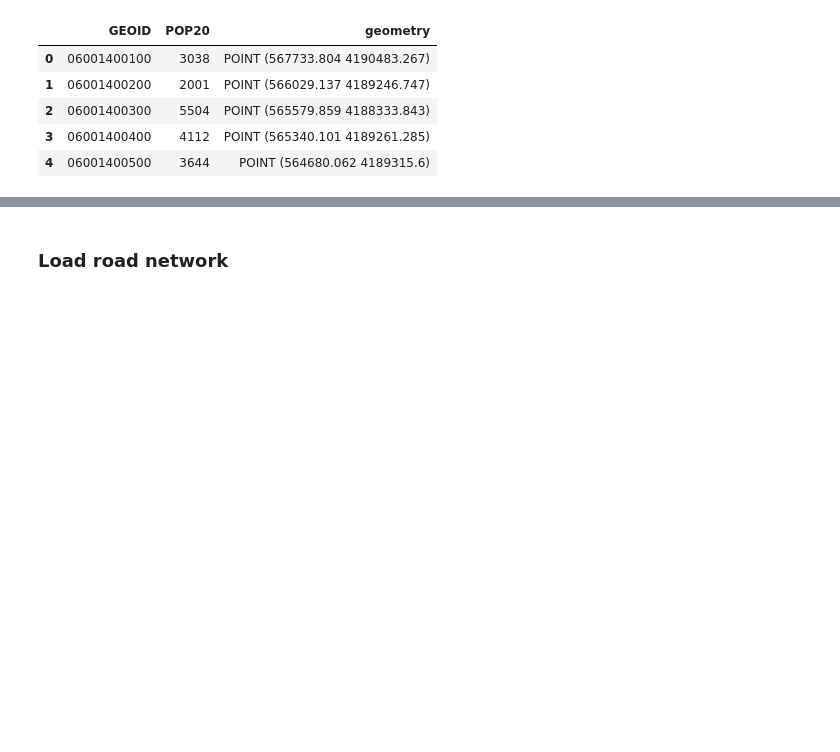
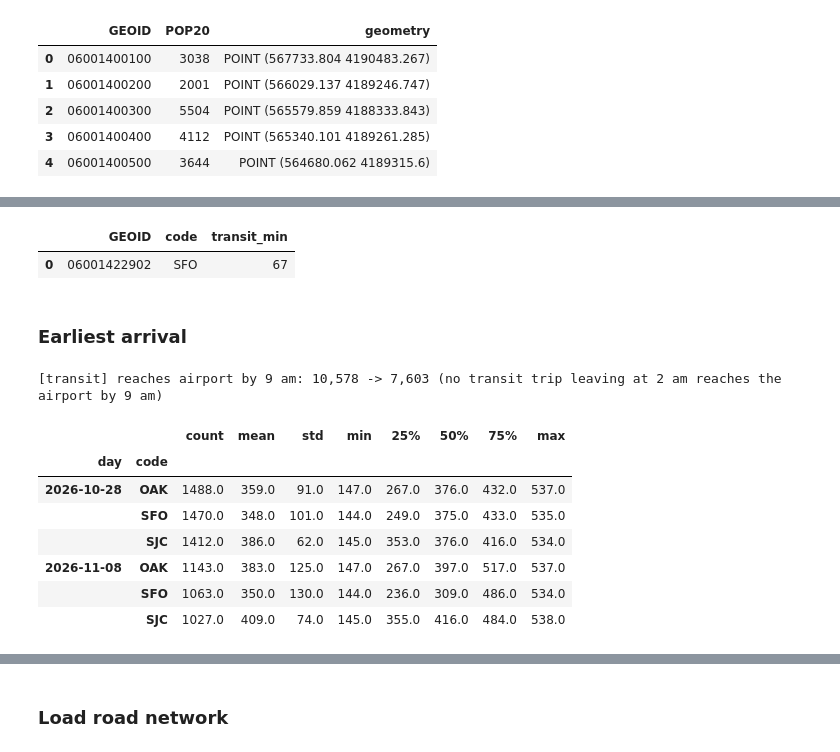
Before and after one commit to aditchintamaneni/AirportTransitFeasibility, a Jupyter notebook: data_processing.ipynb, the cells around one changed output, grey strips where cells are left out. Drawn from its saved outputs; the diff is of its cells as text; code cells hidden in the pictures; blank space fills up the shorter version.

Commit message:
add transit earliest arrival, trip times and drive times to each airport

```diff
--- a/data_processing.ipynb
+++ b/data_processing.ipynb
@@ -51,0 +57,3 @@ tracts: 1,763
+# %%
+stops = airport_stops(airports)
+stops.groupby("code").size()
@@ -51,0 +85,2 @@ tracts: 1,763
+# %%
+gtfs = add_overnight_trips()
@@ -51,0 +92,2 @@ tracts: 1,763
+# %%
+network = transit_network(gtfs)
@@ -51,0 +97,23 @@ tracts: 1,763
+# %%
+# tract with downtown Berkeley BART
+berkeley = centroids[centroids["GEOID"] == "06001422902"]
+transit_times(network, berkeley, stops[stops["code"] == "SFO"], datetime.datetime.fromisoformat(f"{SERVICE_DATE} 12:15"))
+# %% [output]
+|  | GEOID | code | transit_min |
+| 0 | 06001422902 | SFO | 67 |
+# %% [markdown]
+### Earliest arrival
+# %%
+first = earliest_arrival(network, centroids, stops)
+# arrival in minutes after midnight (e.g. 5 am = 300)
+first.groupby(["day", "code"])["arrival_min"].describe().round(0)
+# %% [output]
+[transit] reaches airport by 9 am: 10,578 -> 7,603 (no transit trip leaving at 2 am reaches the airport by 9 am)
+|  |  | count | mean | std | min | 25% | 50% | 75% | max |
+| day | code |  |  |  |  |  |  |  |  |
+| 2026-10-28 | OAK | 1488.0 | 359.0 | 91.0 | 147.0 | 267.0 | 376.0 | 432.0 | 537.0 |
+|  | SFO | 1470.0 | 348.0 | 101.0 | 144.0 | 249.0 | 375.0 | 433.0 | 535.0 |
+|  | SJC | 1412.0 | 386.0 | 62.0 | 145.0 | 353.0 | 376.0 | 416.0 | 534.0 |
+| 2026-11-08 | OAK | 1143.0 | 383.0 | 125.0 | 147.0 | 267.0 | 397.0 | 517.0 | 537.0 |
+|  | SFO | 1063.0 | 350.0 | 130.0 | 144.0 | 236.0 | 309.0 | 486.0 | 534.0 |
+|  | SJC | 1027.0 | 409.0 | 74.0 | 145.0 | 355.0 | 416.0 | 484.0 | 538.0 |
```
Also changed, not shown: parts of 22 cells of this notebook, 11 other files.
